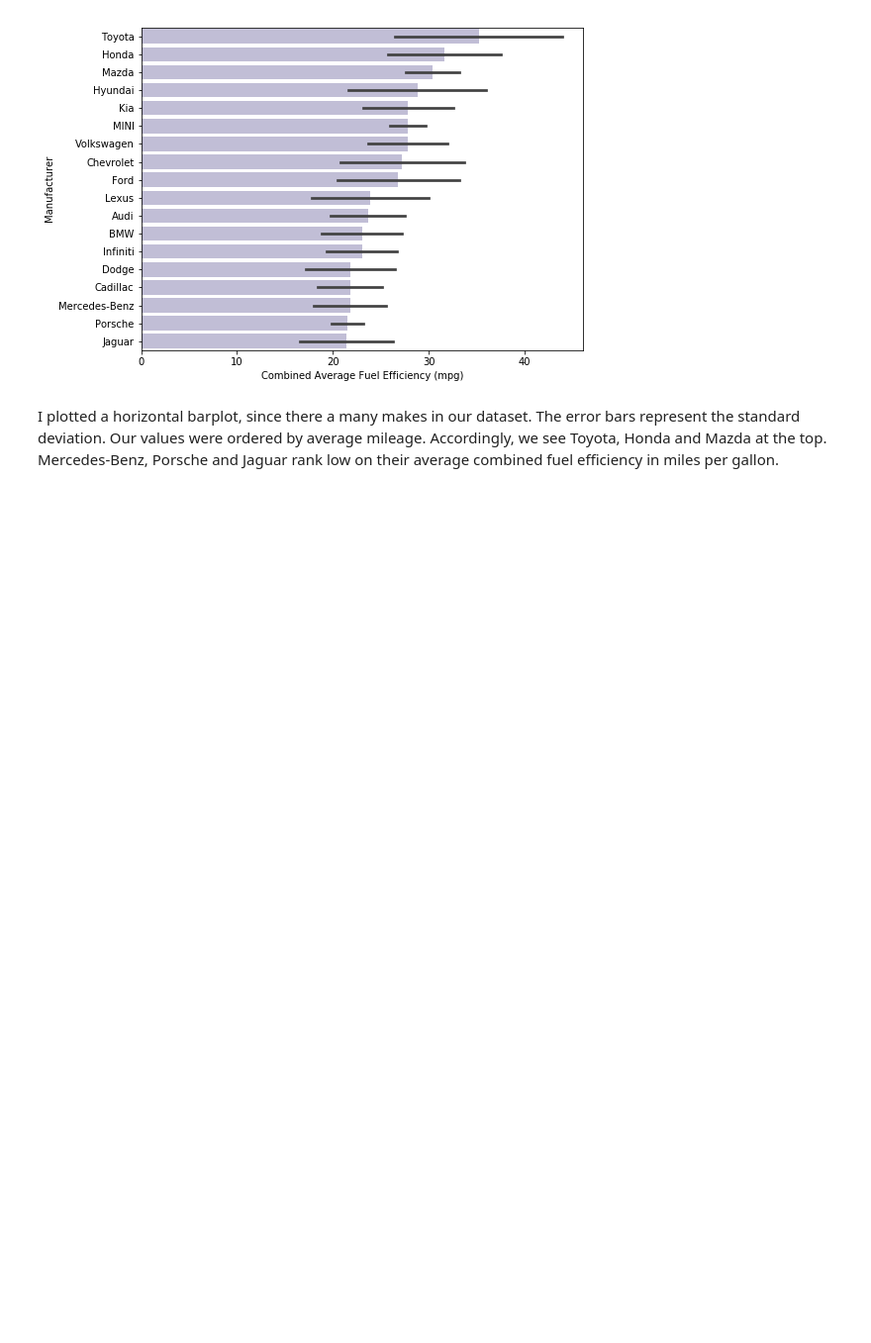
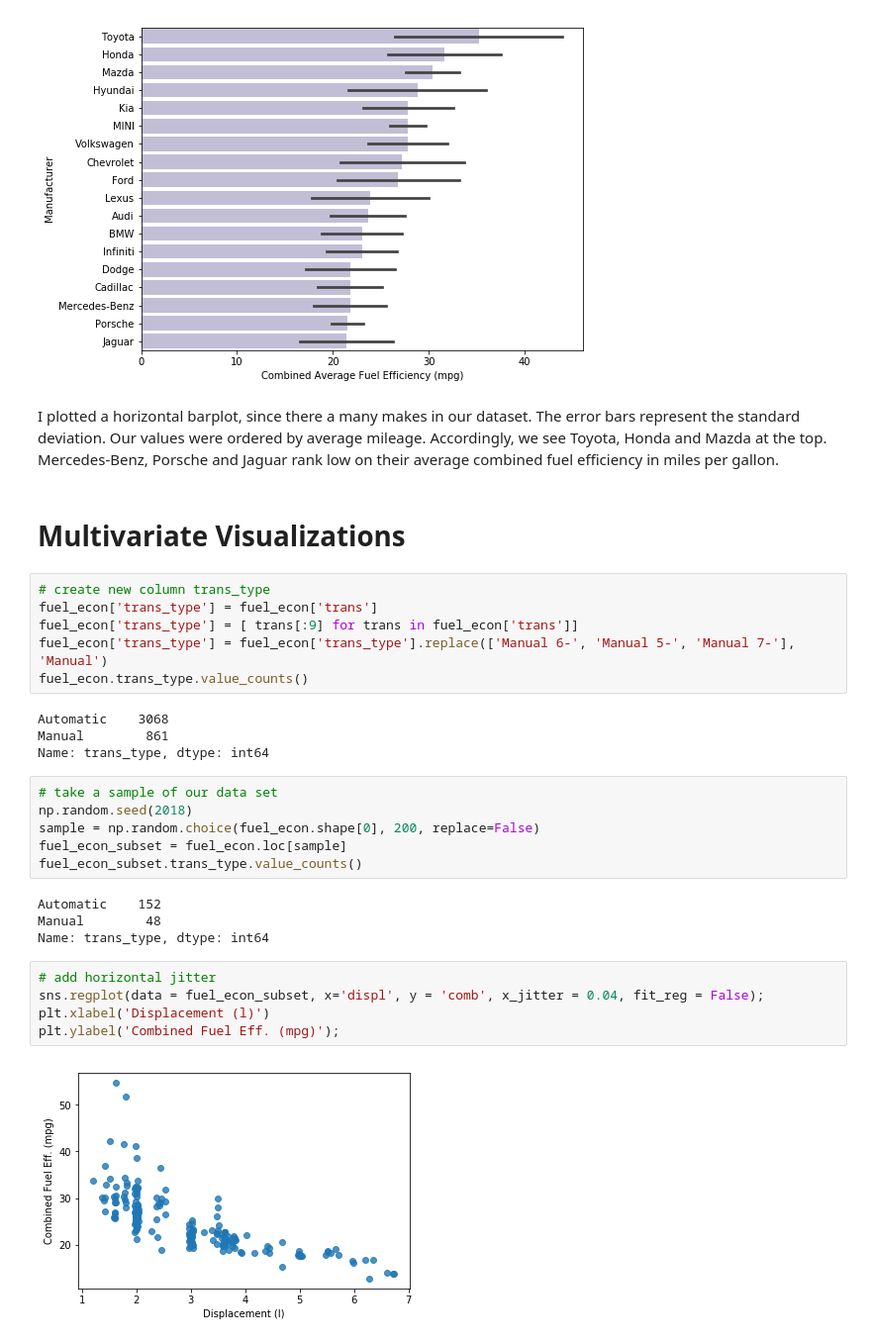
Before and after one commit to faymarie/data-visualization, a Jupyter notebook: Visualization_practise.ipynb, the cells around one changed output. Shown: that part at 99% size. Saved outputs shown, nothing was run; the diff lists cells and outputs as text; blank space fills up the shorter version.

```diff
--- a/Visualization_practise.ipynb
+++ b/Visualization_practise.ipynb
@@ -257,3 +226,32 @@ See the caveats in the documentation: http://pandas.pydata.org/pandas-docs/stabl
 [figure]
 # %% [markdown]
 I plotted a horizontal barplot, since there a many makes in our dataset. The error bars represent the standard deviation. Our values were ordered by average mileage. Accordingly, we see Toyota, Honda and Mazda at the top. Mercedes-Benz, Porsche and Jaguar rank low on their average combined fuel efficiency in miles per gallon.
+# %% [markdown]
+# Multivariate Visualizations
+# %%
+# create new column trans_type
+fuel_econ['trans_type'] = fuel_econ['trans']
+fuel_econ['trans_type'] = [ trans[:9] for trans in fuel_econ['trans']]
+fuel_econ['trans_type'] = fuel_econ['trans_type'].replace(['Manual 6-', 'Manual 5-', 'Manual 7-'], 'Manual')
+fuel_econ.trans_type.value_counts()
+# %% [output]
+Automatic    3068
+Manual        861
+Name: trans_type, dtype: int64
+# %%
+# take a sample of our data set
+np.random.seed(2018)
+sample = np.random.choice(fuel_econ.shape[0], 200, replace=False)
+fuel_econ_subset = fuel_econ.loc[sample]
+fuel_econ_subset.trans_type.value_counts()
+# %% [output]
+Automatic    152
+Manual        48
+Name: trans_type, dtype: int64
+# %%
+# add horizontal jitter
+sns.regplot(data = fuel_econ_subset, x='displ', y = 'comb', x_jitter = 0.04, fit_reg = False);
+plt.xlabel('Displacement (l)')
+plt.ylabel('Combined Fuel Eff. (mpg)');
+# %% [output]
+[figure, added]
```
Also changed, not shown: parts of 9 cells of this notebook.
